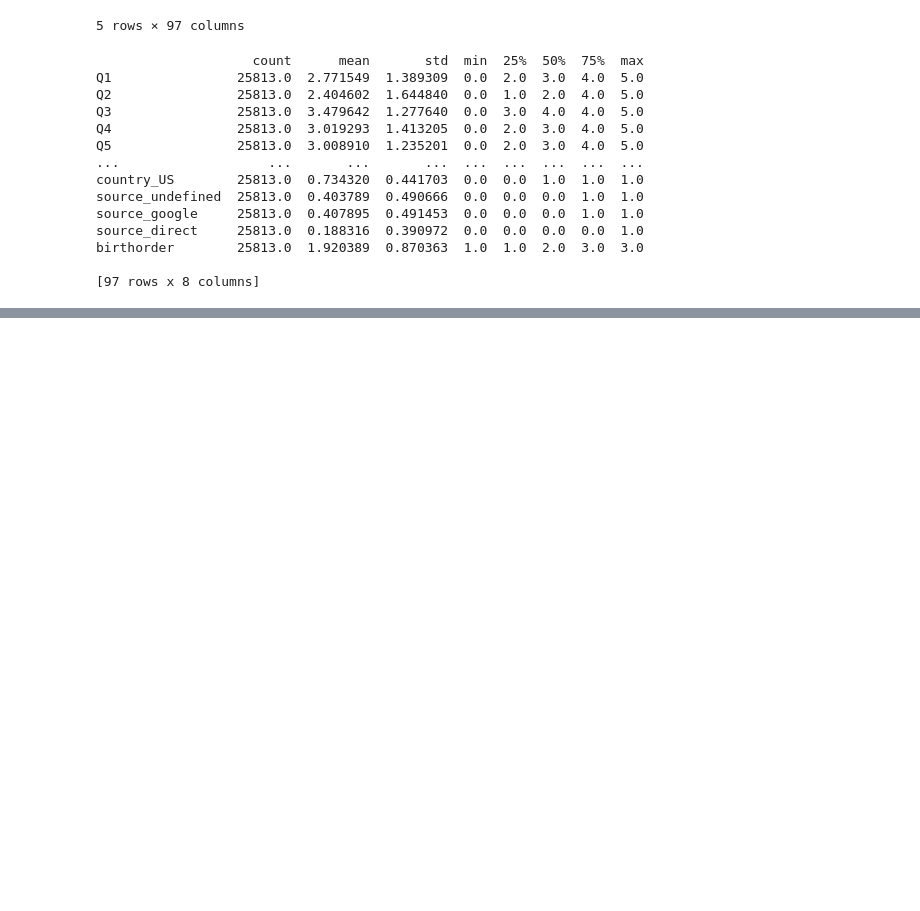
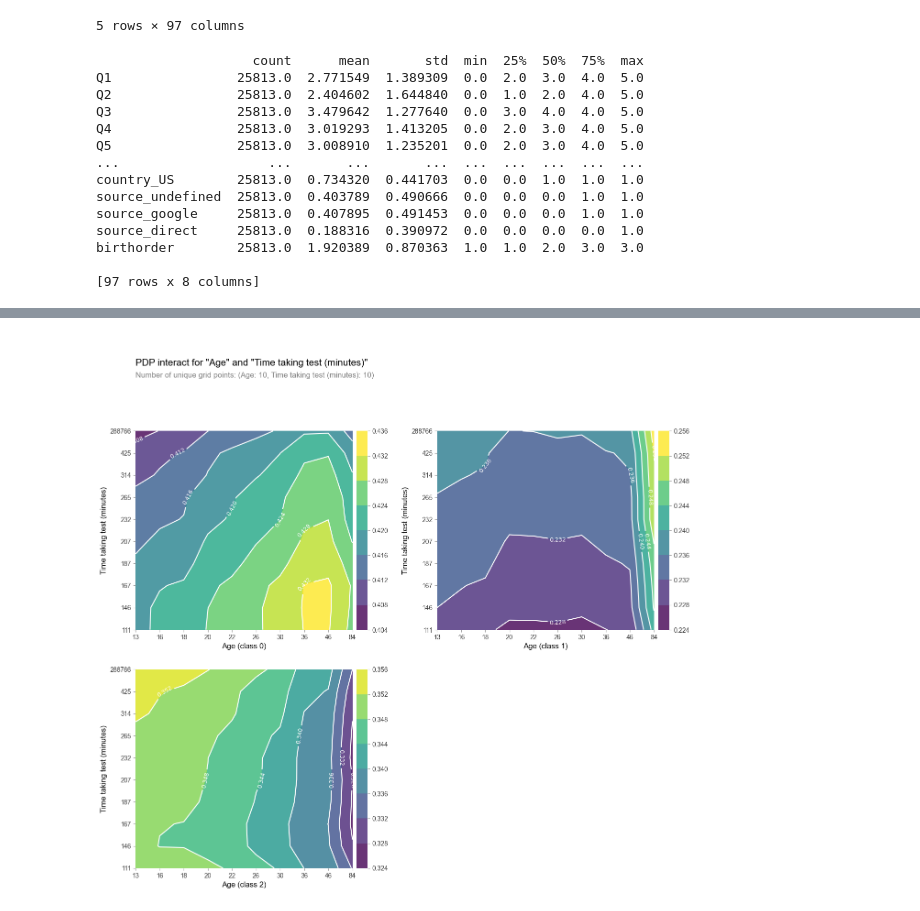
Before and after one commit to lgarzia/explainability, a Jupyter notebook: IML_Chap4.ipynb, the cells around one changed output, grey strips where cells are left out. Cells and saved outputs as stored; diff of their text form; code cells hidden in the pictures; blank space fills up the shorter version.

```diff
--- a/IML_Chap4.ipynb
+++ b/IML_Chap4.ipynb
@@ -73,0 +441,15 @@ random_forest = ensemble.RandomForestClassifier(max_depth=11, n_estimators=300,
+# %%
+pdp_age_testelapse_df = pdp.pdp_interact(
+    model=class_models['random_forest']['fitted'],\
+    dataset=pd.concat((X_test, y_test), axis=1),\
+    model_features=X_test.columns, features=['age','testelapse'],\
+    n_jobs=-1
+)
+fig, axes = pdp.pdp_interact_plot(
+    pdp_interact_out=pdp_age_testelapse_df,\
+    plot_type='contour', x_quantile=True,\
+    ncols=2, figsize=(15,15),\
+    feature_names=['Age','Time taking test (minutes)']
+)
+# %% [output]
+[figure, added]
```
Also changed, not shown: parts of 36 cells of this notebook.
